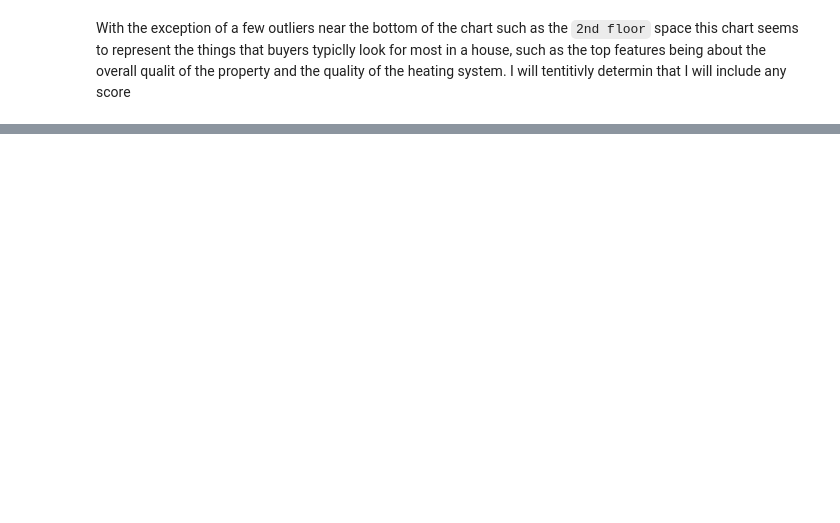
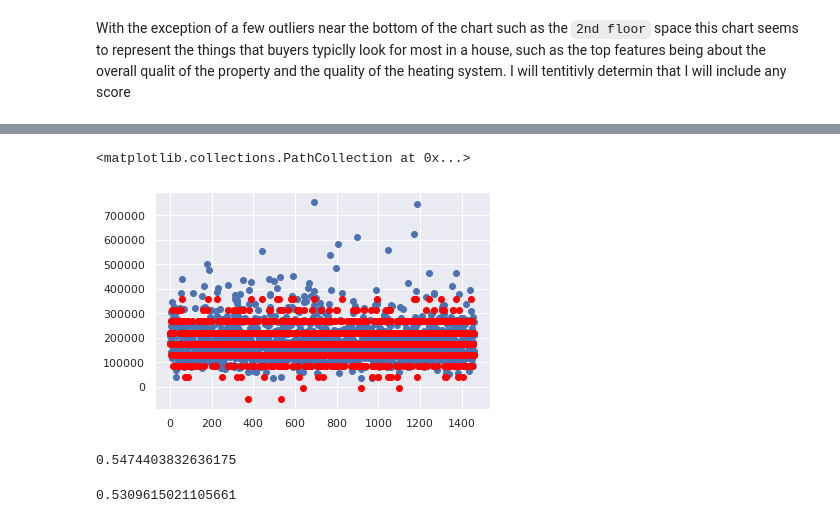
Before and after one commit to bhollands/Iowa-house-prices-advanced-regression, a Jupyter notebook: EDA.ipynb, the cells around one changed output, grey strips where cells are left out. Saved outputs shown, nothing was run; the diff lists cells and outputs as text; code cells hidden in the pictures; blank space fills up the shorter version.

```diff
--- a/EDA.ipynb
+++ b/EDA.ipynb
@@ -166,0 +209,9 @@ Name: YearBuilt, Length: 1460, dtype: float64
+# %%
+pred = pd.Series(model.predict(X))
+pred.index.name = 'Id'
+# %%
+plt.scatter(train_corr.index, train_corr['SalePrice'])
+plt.scatter(pred.index, pred, color = 'red')
+# %% [output]
+<matplotlib.collections.PathCollection at 0x...>
+[figure, added]
@@ -166,0 +220,8 @@ Name: YearBuilt, Length: 1460, dtype: float64
+# %%
+log_rmse
+# %% [output]
+0.5474403832636175
+# %%
+log_rmse
+# %% [output]
+0.5309615021105661
```
Also changed, not shown: parts of 16 cells of this notebook.
